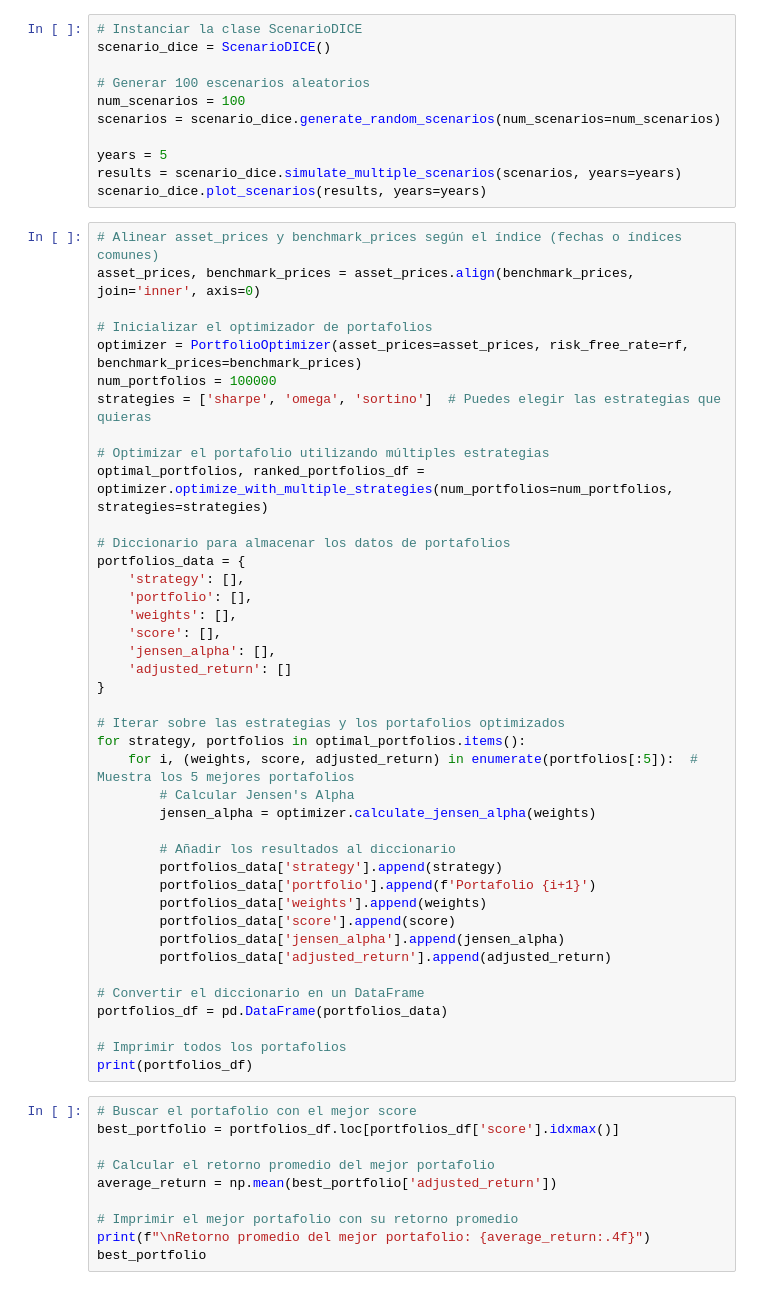
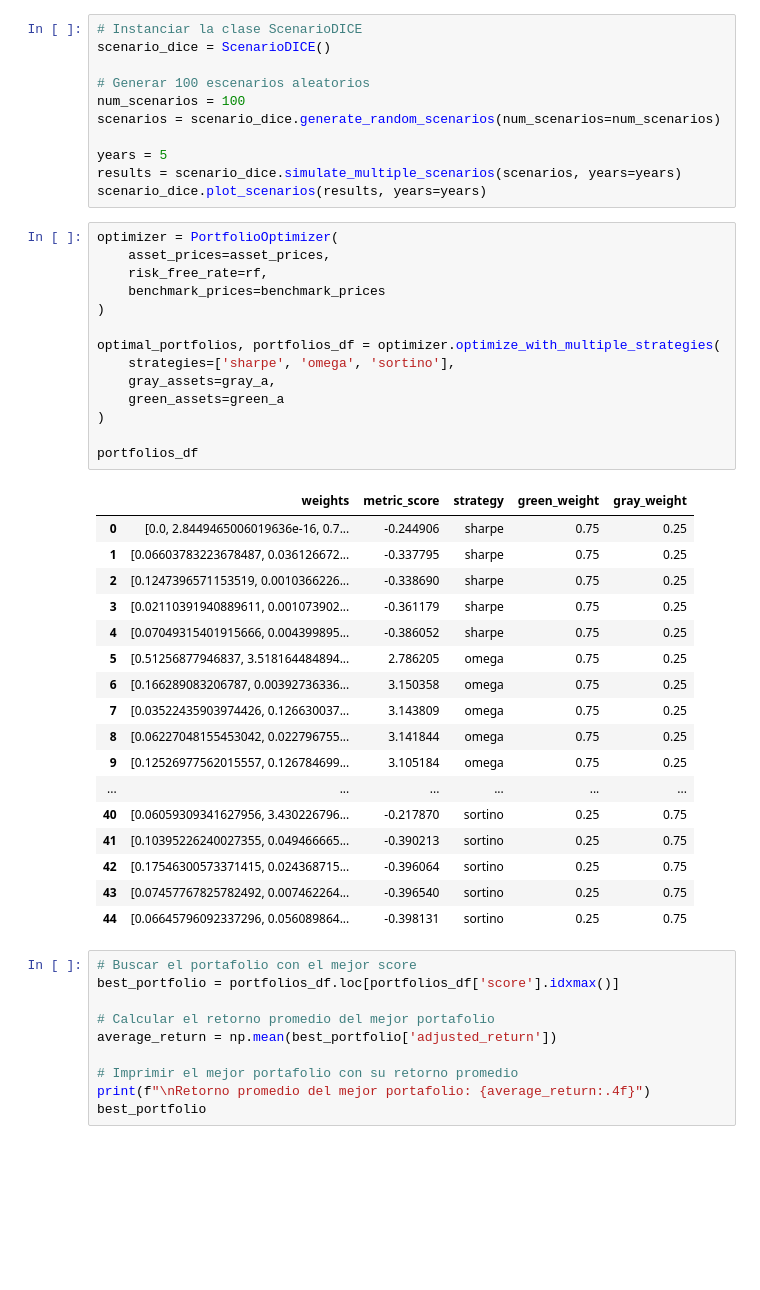
Before and after one commit to luisrc44/QAA-with-Climate-Change-and-ESG, a Jupyter notebook: QAA_wCC.ipynb, the cells around one changed output. Saved outputs shown, nothing was run; the diff lists cells and outputs as text; blank space fills up the shorter version.

```diff
--- a/QAA_wCC.ipynb
+++ b/QAA_wCC.ipynb
@@ -143,46 +143,37 @@ years = 5
 results = scenario_dice.simulate_multiple_scenarios(scenarios, years=years)
 scenario_dice.plot_scenarios(results, years=years)
 # %%
-# Alinear asset_prices y benchmark_prices según el índice (fechas o índices comunes)
-asset_prices, benchmark_prices = asset_prices.align(benchmark_prices, join='inner', axis=0)
+optimizer = PortfolioOptimizer(
+    asset_prices=asset_prices,
+    risk_free_rate=rf,
+    benchmark_prices=benchmark_prices
+)
 
-# Inicializar el optimizador de portafolios
-optimizer = PortfolioOptimizer(asset_prices=asset_prices, risk_free_rate=rf, benchmark_prices=benchmark_prices)
-num_portfolios = 100000
-strategies = ['sharpe', 'omega', 'sortino']  # Puedes elegir las estrategias que quieras
+optimal_portfolios, portfolios_df = optimizer.optimize_with_multiple_strategies(
+    strategies=['sharpe', 'omega', 'sortino'],
+    gray_assets=gray_a,
+    green_assets=green_a
+)
 
-# Optimizar el portafolio utilizando múltiples estrategias
-optimal_portfolios, ranked_portfolios_df = optimizer.optimize_with_multiple_strategies(num_portfolios=num_portfolios, strategies=strategies)
-
-# Diccionario para almacenar los datos de portafolios
-portfolios_data = {
-    'strategy': [],
-    'portfolio': [],
-    'weights': [],
-    'score': [],
-    'jensen_alpha': [],
-    'adjusted_return': []
-}
-
-# Iterar sobre las estrategias y los portafolios optimizados
-for strategy, portfolios in optimal_portfolios.items():
-    for i, (weights, score, adjusted_return) in enumerate(portfolios[:5]):  # Muestra los 5 mejores portafolios
-        # Calcular Jensen's Alpha
-        jensen_alpha = optimizer.calculate_jensen_alpha(weights)
-
-        # Añadir los resultados al diccionario
-        portfolios_data['strategy'].append(strategy)
-        portfolios_data['portfolio'].append(f'Portafolio {i+1}')
-        portfolios_data['weights'].append(weights)
-        portfolios_data['score'].append(score)
-        portfolios_data['jensen_alpha'].append(jensen_alpha)
-        portfolios_data['adjusted_return'].append(adjusted_return)
-
-# Convertir el diccionario en un DataFrame
-portfolios_df = pd.DataFrame(portfolios_data)
-
-# Imprimir todos los portafolios
-print(portfolios_df)
+portfolios_df
+# %% [output]
+|  | weights | metric_score | strategy | green_weight | gray_weight |
+| 0 | [0.0, 2.8449465006019636e-16, 0.7... | -0.244906 | sharpe | 0.75 | 0.25 |
+| 1 | [0.06603783223678487, 0.036126672... | -0.337795 | sharpe | 0.75 | 0.25 |
+| 2 | [0.1247396571153519, 0.0010366226... | -0.338690 | sharpe | 0.75 | 0.25 |
+| 3 | [0.02110391940889611, 0.001073902... | -0.361179 | sharpe | 0.75 | 0.25 |
+| 4 | [0.07049315401915666, 0.004399895... | -0.386052 | sharpe | 0.75 | 0.25 |
+| 5 | [0.51256877946837, 3.518164484894... | 2.786205 | omega | 0.75 | 0.25 |
+| 6 | [0.166289083206787, 0.00392736336... | 3.150358 | omega | 0.75 | 0.25 |
+| 7 | [0.03522435903974426, 0.126630037... | 3.143809 | omega | 0.75 | 0.25 |
+| 8 | [0.06227048155453042, 0.022796755... | 3.141844 | omega | 0.75 | 0.25 |
+| 9 | [0.12526977562015557, 0.126784699... | 3.105184 | omega | 0.75 | 0.25 |
+| ... | ... | ... | ... | ... | ... |
+| 40 | [0.06059309341627956, 3.430226796... | -0.217870 | sortino | 0.25 | 0.75 |
+| 41 | [0.10395226240027355, 0.049466665... | -0.390213 | sortino | 0.25 | 0.75 |
+| 42 | [0.17546300573371415, 0.024368715... | -0.396064 | sortino | 0.25 | 0.75 |
+| 43 | [0.07457767825782492, 0.007462264... | -0.396540 | sortino | 0.25 | 0.75 |
+| 44 | [0.06645796092337296, 0.056089864... | -0.398131 | sortino | 0.25 | 0.75 |
 # %%
 # Buscar el portafolio con el mejor score
 best_portfolio = portfolios_df.loc[portfolios_df['score'].idxmax()]
```
